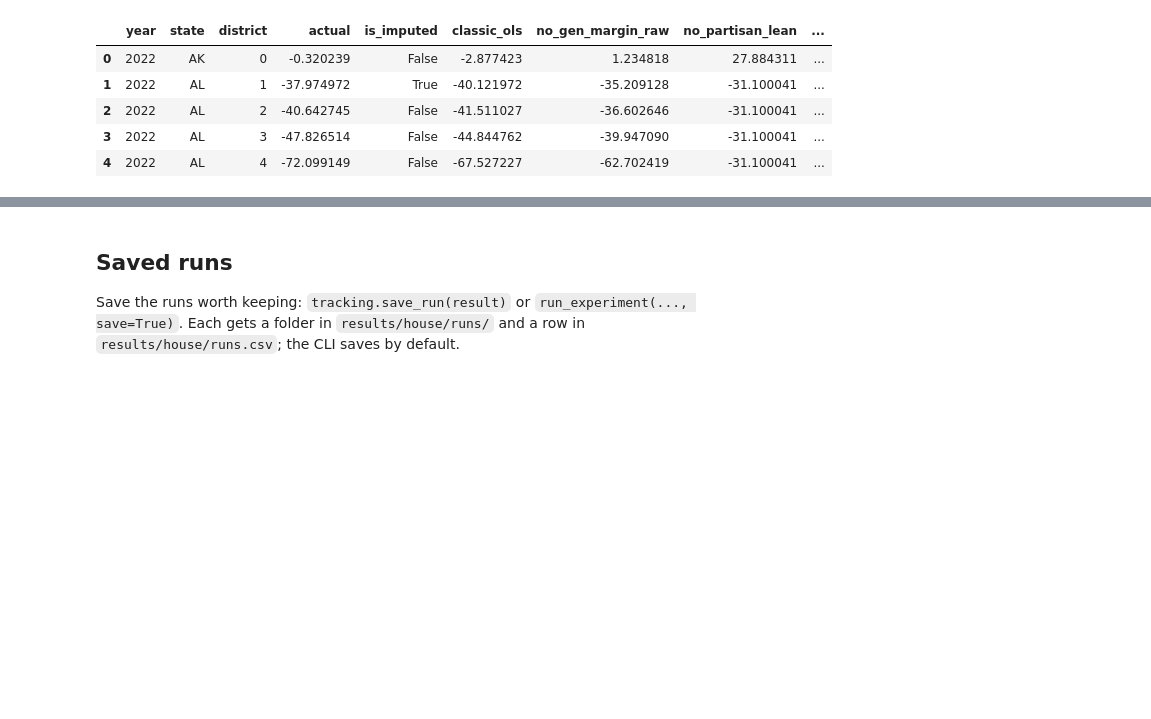
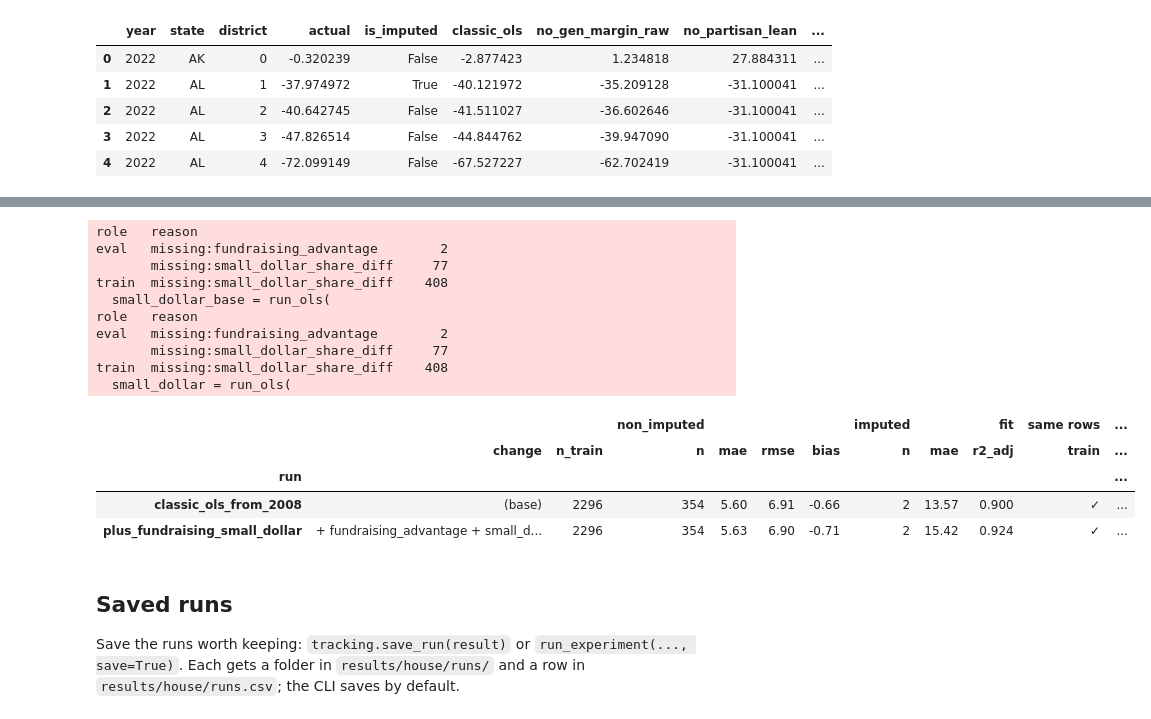
Before and after one commit to elijahsong/election-2026, a Jupyter notebook: notebooks/house/01_regression.ipynb, the cells around one changed output, grey strips where cells are left out. Saved outputs shown, nothing was run; the diff lists cells and outputs as text; code cells hidden in the pictures; blank space fills up the shorter version.

```diff
--- a/notebooks/house/01_regression.ipynb
+++ b/notebooks/house/01_regression.ipynb
@@ -258,3 +368,51 @@ worst[["year", "state", "district"]].merge(predictions, on=["year", "state", "di
+# %%
+# small_dollar_share_diff has no 2006 data, so this comparison trains from 2008, on the rows both formulas can use
+SMALL_DOLLAR_TRAIN_YEARS = [2008, 2010, 2012, 2014, 2016, 2018, 2020]
+SMALL_DOLLAR_FORMULA = FORMULA + " + fundraising_advantage + small_dollar_share_diff"
+SMALL_DOLLAR_SHARED_COLUMNS = evaluation.shared_columns(formulas=[FORMULA, SMALL_DOLLAR_FORMULA],
+                                                        columns=predictors.columns)
+
+small_dollar_base = run_ols(
+    formula=FORMULA,
+    train_years=SMALL_DOLLAR_TRAIN_YEARS,
+    eval_years=EVAL_YEARS,
+    predict_years=PREDICT_YEARS,
+    predictors=predictors,
+    targets=targets,
+    use_holdout=USE_HOLDOUT,
+    require_complete=SMALL_DOLLAR_SHARED_COLUMNS,
+    name="classic_ols_from_2008",
+    save=False,
+)
+small_dollar = run_ols(
+    formula=SMALL_DOLLAR_FORMULA,
+    train_years=SMALL_DOLLAR_TRAIN_YEARS,
+    eval_years=EVAL_YEARS,
+    predict_years=PREDICT_YEARS,
+    predictors=predictors,
+    targets=targets,
+    use_holdout=USE_HOLDOUT,
+    require_complete=SMALL_DOLLAR_SHARED_COLUMNS,
+    name="plus_fundraising_small_dollar",
+    save=False,
+)
+tracking.highlight(tracking.compare([small_dollar_base, small_dollar], full=False))
+# %% [output]
+role   reason
+eval   missing:fundraising_advantage        2
+       missing:small_dollar_share_diff     77
+train  missing:small_dollar_share_diff    408
+  small_dollar_base = run_ols(
+role   reason
+eval   missing:fundraising_advantage        2
+       missing:small_dollar_share_diff     77
+train  missing:small_dollar_share_diff    408
+  small_dollar = run_ols(
+|  |  |  | non_imputed |  |  |  | imputed |  | fit | same rows | ... |
+|  | change | n_train | n | mae | rmse | bias | n | mae | r2_adj | train | ... |
+| run |  |  |  |  |  |  |  |  |  |  | ... |
+| classic_ols_from_2008 | (base) | 2296 | 354 | 5.60 | 6.91 | -0.66 | 2 | 13.57 | 0.900 | ✓ | ... |
+| plus_fundraising_small_dollar | + fundraising_advantage + small_d... | 2296 | 354 | 5.63 | 6.90 | -0.71 | 2 | 15.42 | 0.924 | ✓ | ... |
 # %% [markdown]
 ## Saved runs
 
```
Also changed, not shown: parts of 12 cells of this notebook, 8 other files.
